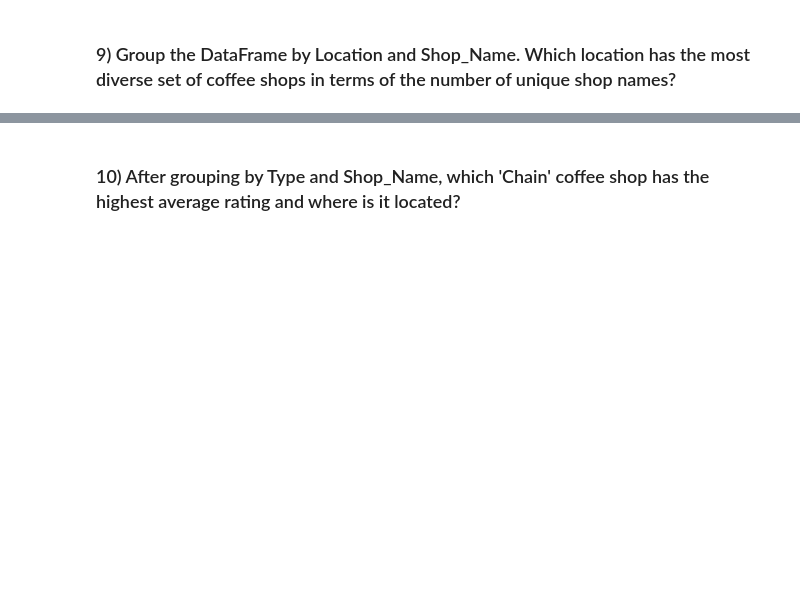
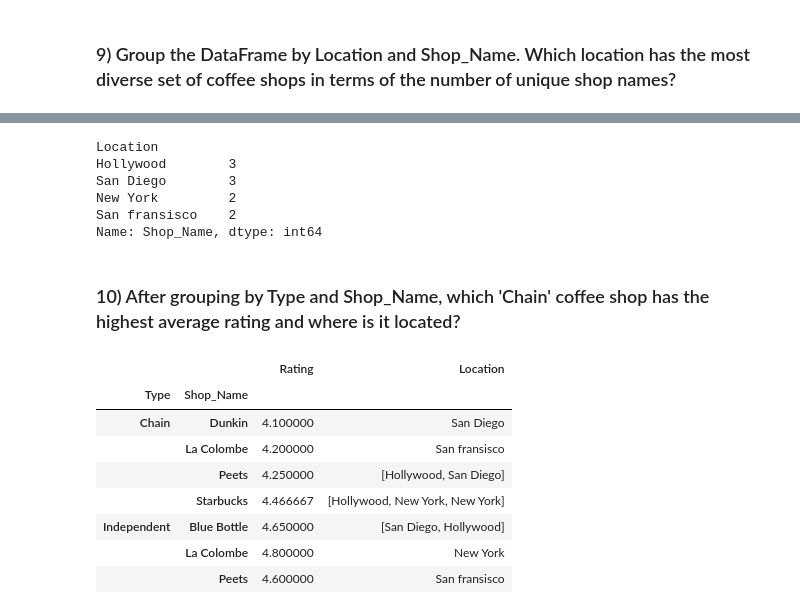
Before and after one commit to pradeepsf729/pandas_101, a Jupyter notebook: pandas-groupby-z3.ipynb, the cells around one changed output, grey strips where cells are left out. Saved outputs shown, nothing was run; the diff lists cells and outputs as text; code cells hidden in the pictures; blank space fills up the shorter version.

```diff
--- a/pandas-groupby-z3.ipynb
+++ b/pandas-groupby-z3.ipynb
@@ -211,0 +286,9 @@ both_types['Rating'].idxmax()
+# %%
+unique_values_by_loc.loc[:, 'Shop_Name'].sort_values(ascending=False)
+# %% [output]
+Location
+Hollywood        3
+San Diego        3
+New York         2
+San fransisco    2
+Name: Shop_Name, dtype: int64
@@ -212,2 +297,16 @@ both_types['Rating'].idxmax()
 # %% [markdown]
 ### 10) After grouping by Type and Shop_Name, which 'Chain' coffee shop has the highest average rating and where is it located?
+# %%
+mean_ratings = coffee_shops.groupby(['Type', 'Shop_Name']).agg({'Rating':'mean', 'Location':lambda x : x})
+# %%
+mean_ratings
+# %% [output]
+|  |  | Rating | Location |
+| Type | Shop_Name |  |  |
+| Chain | Dunkin | 4.100000 | San Diego |
+|  | La Colombe | 4.200000 | San fransisco |
+|  | Peets | 4.250000 | [Hollywood, San Diego] |
+|  | Starbucks | 4.466667 | [Hollywood, New York, New York] |
+| Independent | Blue Bottle | 4.650000 | [San Diego, Hollywood] |
+|  | La Colombe | 4.800000 | New York |
+|  | Peets | 4.600000 | San fransisco |
```
Also changed, not shown: parts of 20 cells of this notebook, 1 other file.
